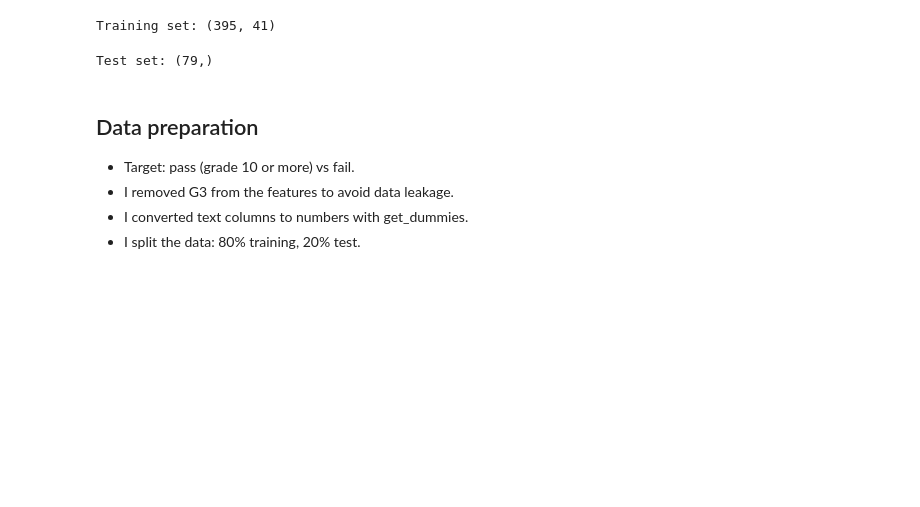
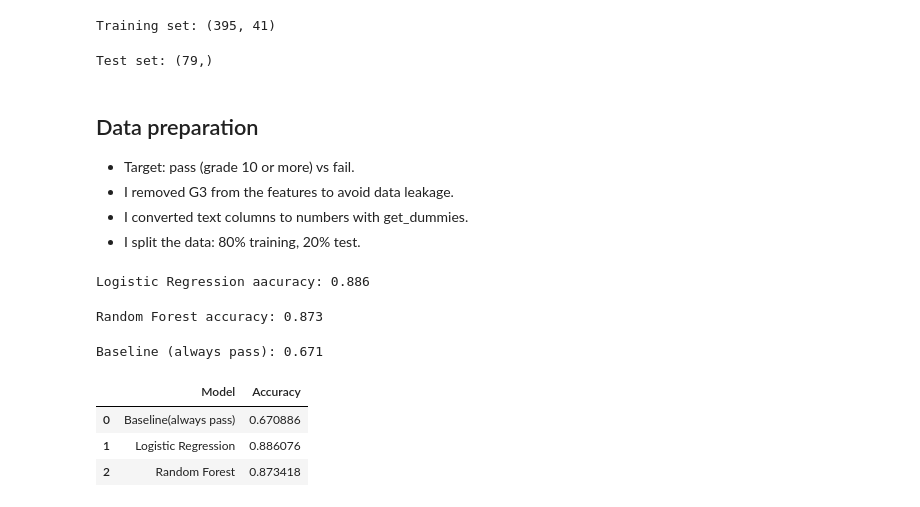
Before and after one commit to UshaniDhanushika/student-performance-predictor, a Jupyter notebook: notebooks/02_modeling.ipynb, the cells around one changed output. Cells and saved outputs as stored; diff of their text form; code cells hidden in the pictures; blank space fills up the shorter version.

```diff
--- a/notebooks/02_modeling.ipynb
+++ b/notebooks/02_modeling.ipynb
@@ -82,3 +82,47 @@ Test set: (79,)
 - I removed G3 from the features to avoid data leakage.
 - I converted text columns to numbers with get_dummies.
 - I split the data: 80% training, 20% test.
+# %%
+#Train Logistic Regression
+from sklearn.linear_model import LogisticRegression
+from sklearn.metrics import accuracy_score
+
+log_model = LogisticRegression(max_iter = 5000)
+log_model.fit(X_train, y_train)
+
+log_preds = log_model.predict(X_test)
+log_acc = accuracy_score(y_test,log_preds)
+print("Logistic Regression aacuracy:",round(log_acc,3))
+# %% [output]
+Logistic Regression aacuracy: 0.886
+# %%
+#Train Random Forest
+from sklearn.ensemble import RandomForestClassifier
+
+rf_model = RandomForestClassifier(n_estimators = 200, random_state = 42)
+rf_model.fit(X_train,y_train)
+
+rf_preds = rf_model.predict(X_test)
+rf_acc = accuracy_score(y_test, rf_preds)
+print("Random Forest accuracy:", round(rf_acc,3))
+# %% [output]
+Random Forest accuracy: 0.873
+# %%
+#Compare with the lazy model
+baseline = y_test.mean()
+print("Baseline (always pass):", round(baseline,3))
+# %% [output]
+Baseline (always pass): 0.671
+# %%
+#Make a comparison table
+results = pd.DataFrame({
+    "Model" :["Baseline(always pass)","Logistic Regression","Random Forest"],
+    "Accuracy": [baseline,log_acc,rf_acc]
+})
+
+results
+# %% [output]
+|  | Model | Accuracy |
+| 0 | Baseline(always pass) | 0.670886 |
+| 1 | Logistic Regression | 0.886076 |
+| 2 | Random Forest | 0.873418 |
```
Also changed, not shown: parts of 4 cells of this notebook.
